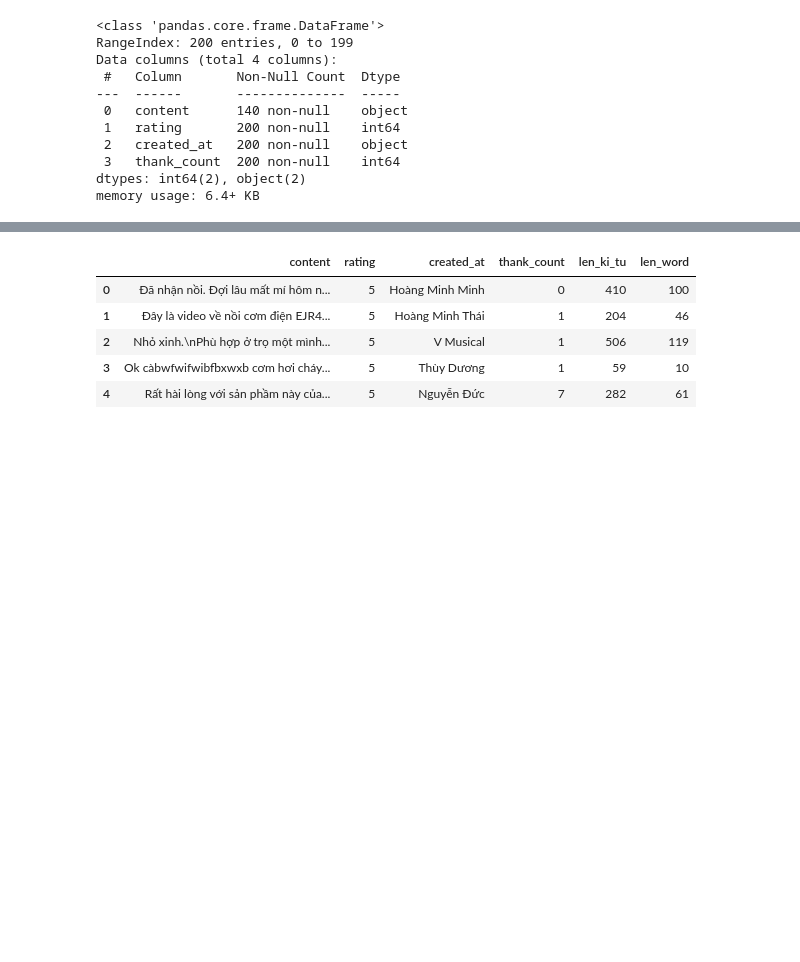
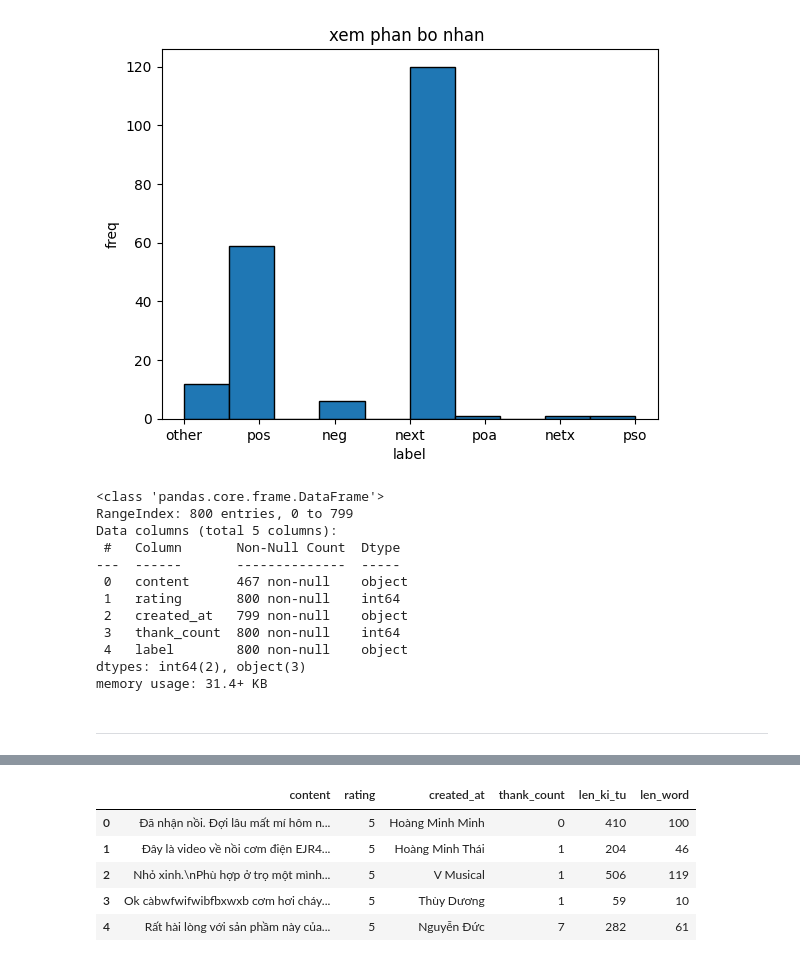
Before and after one commit to BaoMyTH/customer-support-classification, a Jupyter notebook: notebooks/baomy.ipynb, the cells around one changed output, grey strips where cells are left out. Drawn from its saved outputs; the diff is of its cells as text; code cells hidden in the pictures; blank space fills up the shorter version.

```diff
--- a/notebooks/baomy.ipynb
+++ b/notebooks/baomy.ipynb
@@ -4,0 +11,13 @@ df = pd.read_csv(r"C:\Users\admin\Desktop\Git_p\customer-support-classification\
+# %%
+import pandas as pd
+
+
+df_lb1 = pd.read_csv(r"C:\Users\admin\Desktop\Git_p\customer-support-classification\data_raw\labeled_Baomy_tiki.csv")
+df_lb2 = pd.read_csv(r"C:\Users\admin\Desktop\Git_p\customer-support-classification\data_raw\labeled_Baomy_tiki2.csv")
+df_lb3 = pd.read_csv(r"C:\Users\admin\Desktop\Git_p\customer-support-classification\data_raw\labeled_Baomy_tiki3.csv")
+df_lb4 = pd.read_csv(r"C:\Users\admin\Desktop\Git_p\customer-support-classification\data_raw\labeled_Baomy_tiki4.csv")
+
+dfmy = pd.concat([df_lb1, df_lb2, df_lb3,df_lb4], ignore_index=True)
+
+print(dfmy.shape)   # xem kích thước
+print(dfmy.head())  # xem vài dòng đầu
@@ -5,14 +39,27 @@ df = pd.read_csv(r"C:\Users\admin\Desktop\Git_p\customer-support-classification\
+# %%
+import matplotlib.pyplot as plt
+
+plt.hist(df_lb4["label"], edgecolor = 'black')
+plt.xlabel("label")
+plt.ylabel("freq")
+plt.title("xem phan bo nhan ")
+plt.show()
+# %% [output]
+[figure, added]
 # %%
-df.info()
+dfmy.info()
 # %% [output]
 <class 'pandas.core.frame.DataFrame'>
-RangeIndex: 200 entries, 0 to 199
-Data columns (total 4 columns):
+RangeIndex: 800 entries, 0 to 799
+Data columns (total 5 columns):
  #   Column       Non-Null Count  Dtype
 ---  ------       --------------  -----
- 0   content      140 non-null    object
- 1   rating       200 non-null    int64
- 2   created_at   200 non-null    object
- 3   thank_count  200 non-null    int64
-dtypes: int64(2), object(2)
-memory usage: 6.4+ KB
+ 0   content      467 non-null    object
+ 1   rating       800 non-null    int64
+ 2   created_at   799 non-null    object
+ 3   thank_count  800 non-null    int64
+ 4   label        800 non-null    object
+dtypes: int64(2), object(3)
+memory usage: 31.4+ KB
+# %% [markdown]
+-----
```
Also changed, not shown: parts of 14 cells of this notebook.
